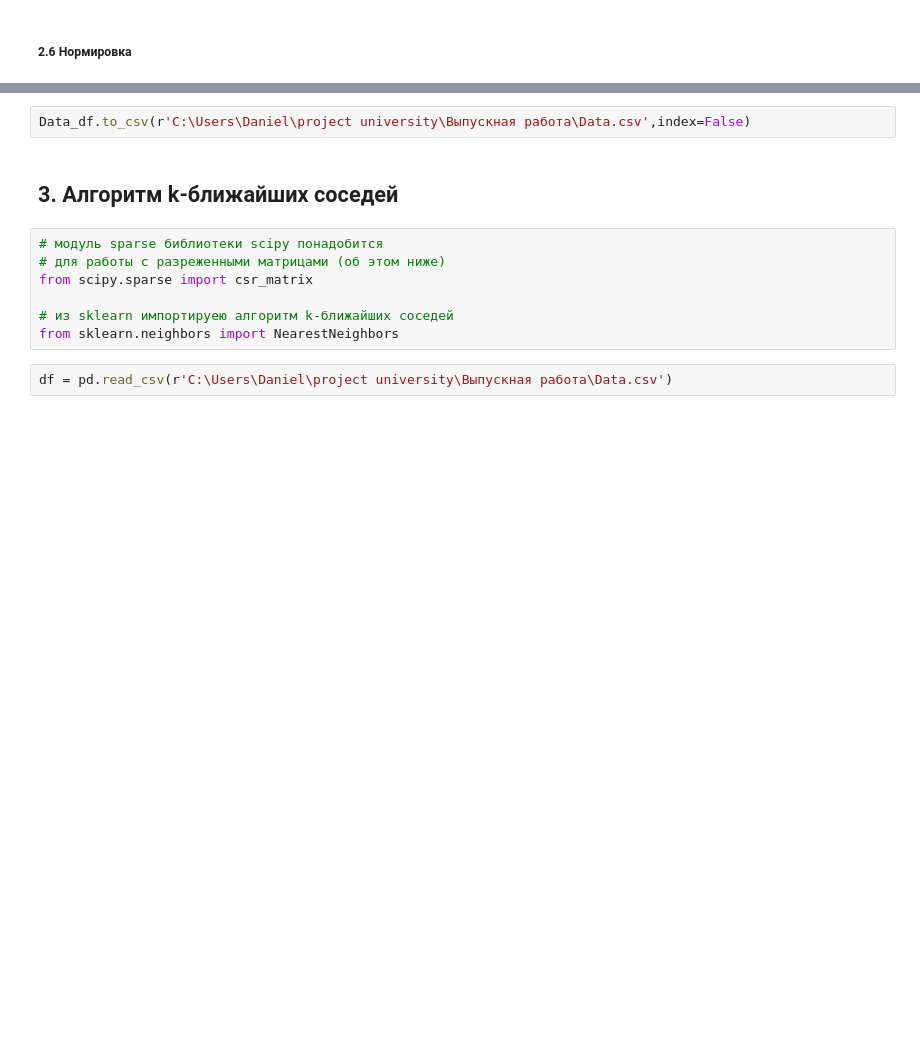
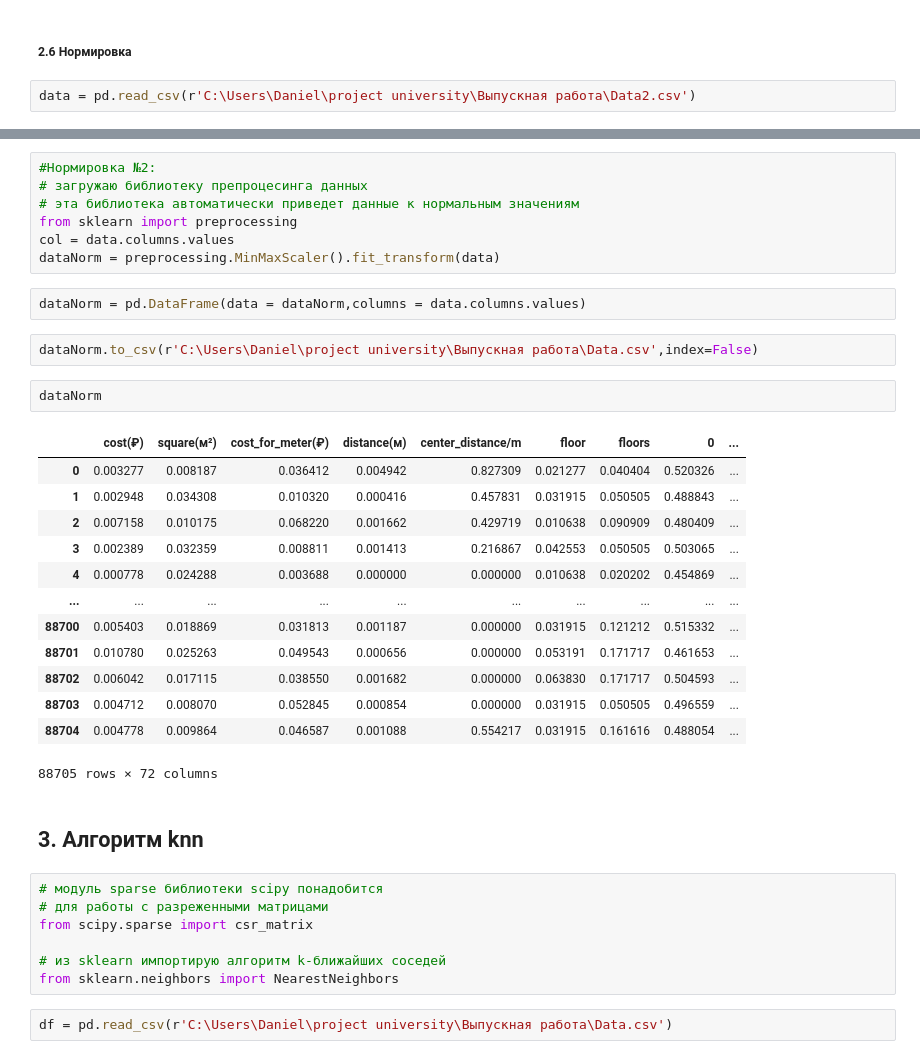
Before and after one commit to Gabuchev/Apartments-in-Moscow---The-simplest-recommendation-system, a Jupyter notebook: Rec.Sys.ipynb, the cells around one changed output, grey strips where cells are left out. Saved outputs shown, nothing was run; the diff lists cells and outputs as text; blank space fills up the shorter version.

```diff
--- a/Rec.Sys.ipynb
+++ b/Rec.Sys.ipynb
@@ -690,4 +690,6 @@ Data.head(2)
 Data.to_csv(r'C:\Users\Daniel\project university\Выпускная работа\Data2.csv',index=False)
 # %% [markdown]
 ##### 2.6 Нормировка
+# %%
+data = pd.read_csv(r'C:\Users\Daniel\project university\Выпускная работа\Data2.csv')
 # %%
@@ -715,16 +717,41 @@ Data_df.head(5)
 | 3 | -0.394213 | 0.595571 | -1.265282 | 0.126271 | -0.306409 | -0.598468 | -1.133692 | 0.351289 | ... |
 | 4 | -0.434455 | 0.175372 | -1.359046 | -0.273071 | -1.064020 | -0.955786 | -1.401995 | -0.199287 | ... |
 5 rows × 72 columns
+# %%
+#Нормировка №2:
+# загружаю библиотеку препроцесинга данных
+# эта библиотека автоматически приведет данные к нормальным значениям
+from sklearn import preprocessing
+col = data.columns.values
+dataNorm = preprocessing.MinMaxScaler().fit_transform(data)
+# %%
+dataNorm = pd.DataFrame(data = dataNorm,columns = data.columns.values)
 # %%
-Data_df.to_csv(r'C:\Users\Daniel\project university\Выпускная работа\Data.csv',index=False)
+dataNorm.to_csv(r'C:\Users\Daniel\project university\Выпускная работа\Data.csv',index=False)
+# %%
+dataNorm
+# %% [output]
+|  | cost(₽) | square(м²) | cost_for_meter(₽) | distance(м) | center_distance/m | floor | floors | 0 | ... |
+| 0 | 0.003277 | 0.008187 | 0.036412 | 0.004942 | 0.827309 | 0.021277 | 0.040404 | 0.520326 | ... |
+| 1 | 0.002948 | 0.034308 | 0.010320 | 0.000416 | 0.457831 | 0.031915 | 0.050505 | 0.488843 | ... |
+| 2 | 0.007158 | 0.010175 | 0.068220 | 0.001662 | 0.429719 | 0.010638 | 0.090909 | 0.480409 | ... |
+| 3 | 0.002389 | 0.032359 | 0.008811 | 0.001413 | 0.216867 | 0.042553 | 0.050505 | 0.503065 | ... |
+| 4 | 0.000778 | 0.024288 | 0.003688 | 0.000000 | 0.000000 | 0.010638 | 0.020202 | 0.454869 | ... |
+| ... | ... | ... | ... | ... | ... | ... | ... | ... | ... |
+| 88700 | 0.005403 | 0.018869 | 0.031813 | 0.001187 | 0.000000 | 0.031915 | 0.121212 | 0.515332 | ... |
+| 88701 | 0.010780 | 0.025263 | 0.049543 | 0.000656 | 0.000000 | 0.053191 | 0.171717 | 0.461653 | ... |
+| 88702 | 0.006042 | 0.017115 | 0.038550 | 0.001682 | 0.000000 | 0.063830 | 0.171717 | 0.504593 | ... |
+| 88703 | 0.004712 | 0.008070 | 0.052845 | 0.000854 | 0.000000 | 0.031915 | 0.050505 | 0.496559 | ... |
+| 88704 | 0.004778 | 0.009864 | 0.046587 | 0.001088 | 0.554217 | 0.031915 | 0.161616 | 0.488054 | ... |
+88705 rows × 72 columns
 # %% [markdown]
-## 3. Алгоритм k-ближайших соседей
+## 3. Алгоритм knn
 # %%
 # модуль sparse библиотеки scipy понадобится
-# для работы с разреженными матрицами (об этом ниже)
+# для работы с разреженными матрицами
 from scipy.sparse import csr_matrix
 
-# из sklearn импортируею алгоритм k-ближайших соседей
+# из sklearn импортирую алгоритм k-ближайших соседей
 from sklearn.neighbors import NearestNeighbors
 # %%
 df = pd.read_csv(r'C:\Users\Daniel\project university\Выпускная работа\Data.csv')
```
Also changed, not shown: parts of 20 cells of this notebook.
